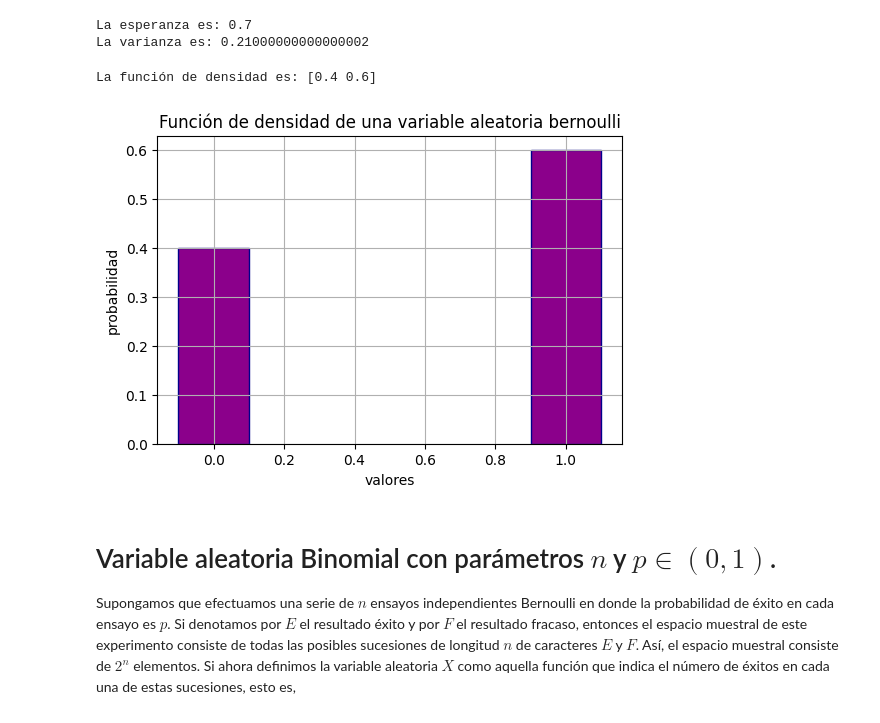
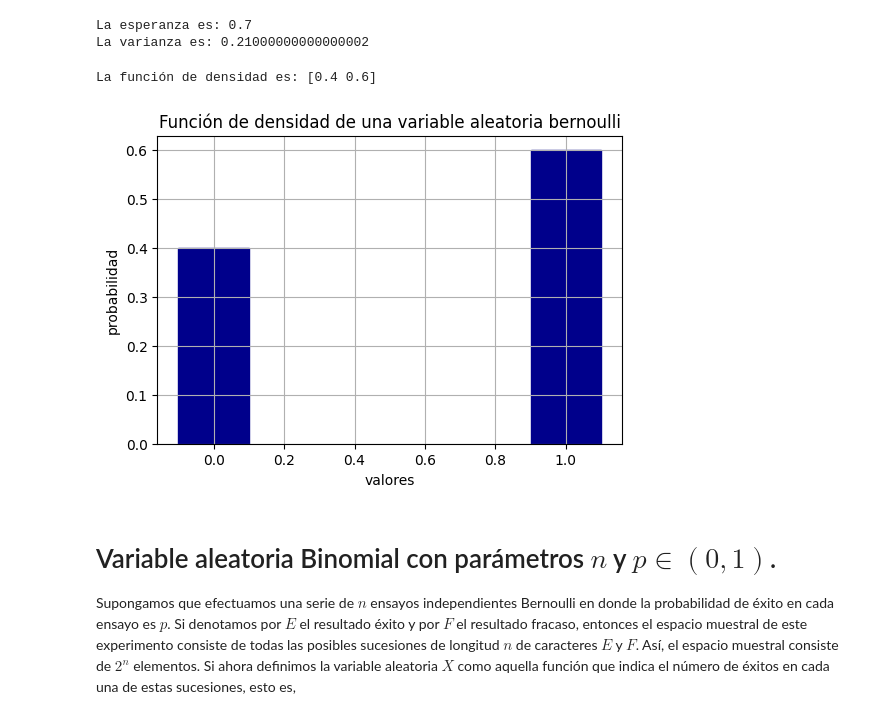
Before and after one commit to ximaygarcial/Mod-II, a Jupyter notebook: Notebook_II.ipynb, the cells around one changed output. Cells and saved outputs as stored; diff of their text form; code cells hidden in the pictures.

```diff
--- a/Notebook_II.ipynb
+++ b/Notebook_II.ipynb
@@ -344,27 +344,27 @@ La varianza es: 0.21000000000000002
 # %%
 # Grafica de la distribución Bernoulli
 # Definir mi probabilidad de éxito
 p= 0.60 # éxito
 
 # Defino los posibles valores de la variable aleatoria
 x = [0,1]
 
 # Calcular la función de masa de probabilidad
 pmf_ber = bernoulli.pmf(x,p)
 
 print("La función de densidad es:", pmf_ber)
 
 # Graficamos la función de densidad
 plt.figure(figsize=(6,4))
-plt.bar(x, pmf_ber, width = 0.2, color = "darkmagenta", edgecolor = "darkblue")
+plt.bar(x, pmf_ber, width = 0.2, color = "darkblue", edgecolor = "darkblue")
 plt.xlabel("valores")
 plt.ylabel("probabilidad")
 plt.title("Función de densidad de una variable aleatoria bernoulli")
 plt.grid(True)
 plt.show()
 # %% [output]
 La función de densidad es: [0.4 0.6]
-[figure, old version]
+[figure, new version]
 # %% [markdown]
 # Variable aleatoria Binomial con parámetros $n$ y $p\in (0,1)$.
 Supongamos que efectuamos una serie de $n$ ensayos independientes Bernoulli en donde la probabilidad de éxito en cada ensayo es $p$. Si denotamos por $E$ el resultado éxito y por $F$ el resultado fracaso, entonces el espacio muestral de este experimento consiste de todas las posibles sucesiones de longitud $n$ de caracteres $E$ y $F$. Así, el espacio muestral consiste de $2^n$ elementos. Si ahora definimos la variable aleatoria $X$ como aquella función que indica el número de éxitos en cada una de estas sucesiones, esto es,
```
Also changed, not shown: parts of 3 cells of this notebook.
